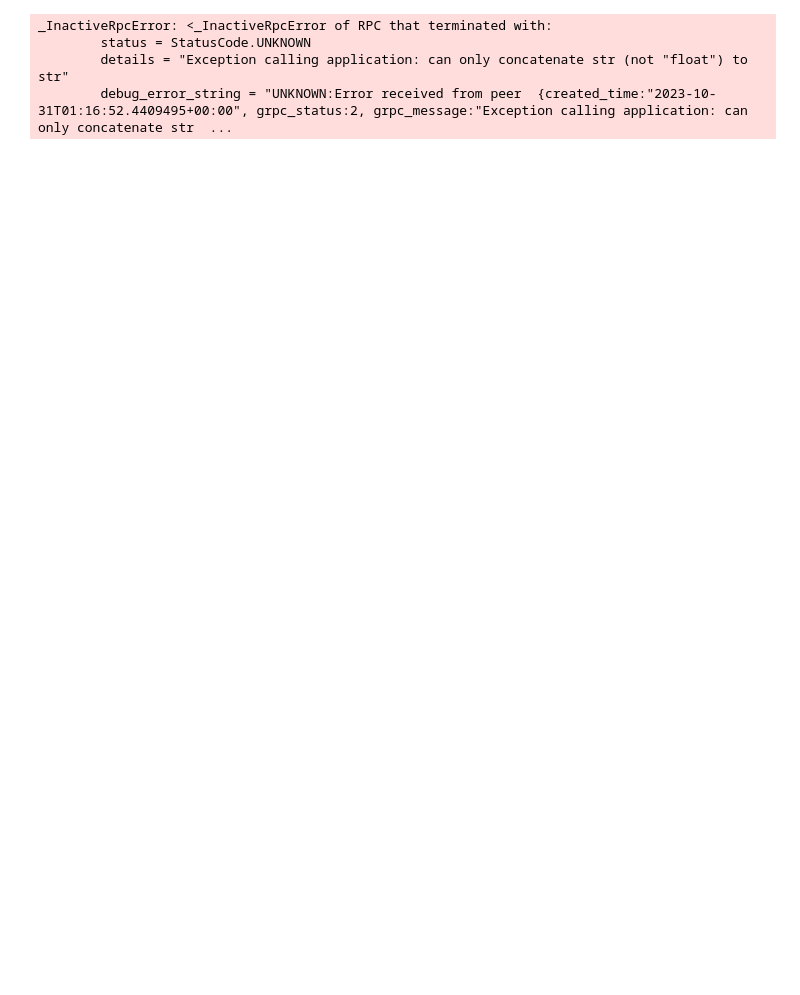
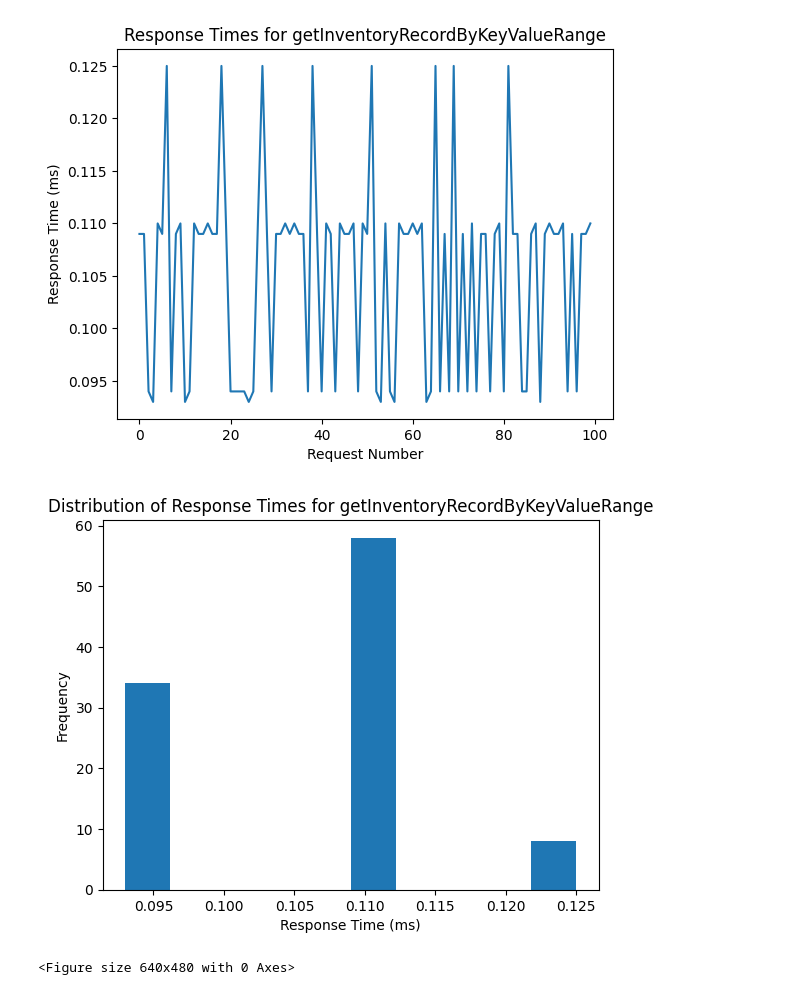
Before and after one commit to THEN00BSHUNTER/gRPC, a Jupyter notebook: test_request_times.ipynb, the cells around one changed output. Saved outputs shown, nothing was run; the diff lists cells and outputs as text; code cells hidden in the pictures; blank space fills up the shorter version.

```diff
--- a/test_request_times.ipynb
+++ b/test_request_times.ipynb
@@ -39,13 +43,13 @@ plotDistribution(responseTimes, "Distribution of Response Times for getInventory
 # %%
 """ PLot the graph for the method getInventoryRecordByKeyValueRange """
 responseTimes = [getInventoryRecordByKeyValueRange("quantityInStock", 25.0, 100.0, False) for i in range(100)]
 plotResponseTimes(responseTimes, "Response Times for getInventoryRecordByKeyValueRange")
 plotDistribution(responseTimes, "Distribution of Response Times for getInventoryRecordByKeyValueRange")
+mean_getInventoryRecordByKeyValueRange = sum(responseTimes) / len(responseTimes)
 # %% [output]
+[figure, added]
+[figure, added]
-_InactiveRpcError: <_InactiveRpcError of RPC that terminated with:
-        status = StatusCode.UNKNOWN
-        details = "Exception calling application: can only concatenate str (not "float") to str"
-        debug_error_string = "UNKNOWN:Error received from peer  {created_time:"2023-10-31T01:16:52.4409495+00:00", grpc_status:2, grpc_message:"Exception calling application: can only concatenate str  ...
+<Figure size 640x480 with 0 Axes>
 # %%
 """ PLot the graph for the method getDistribution """
 responseTimes = [getDistribution("quantityInStock", 0.5, False) for i in range(100)]
```
Also changed, not shown: parts of 5 cells of this notebook, 9 other files.
